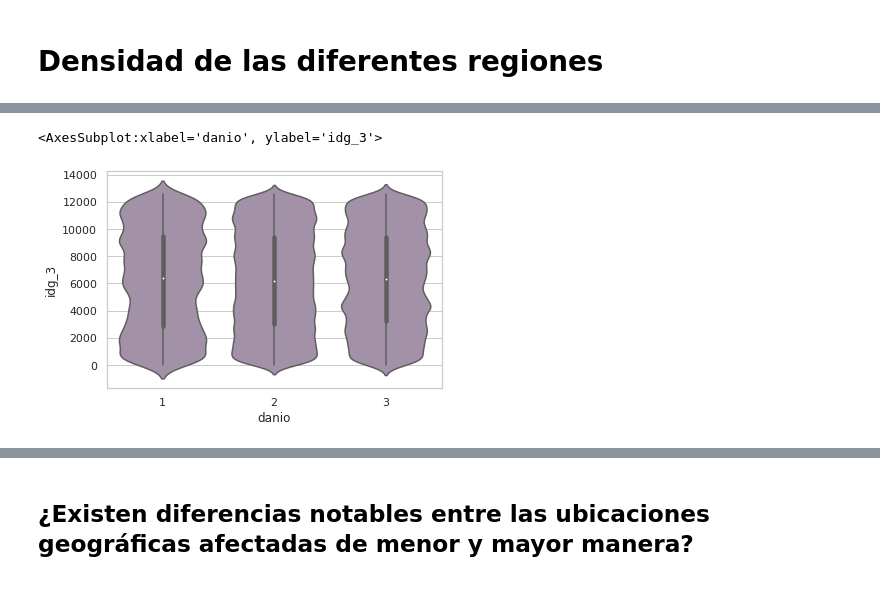
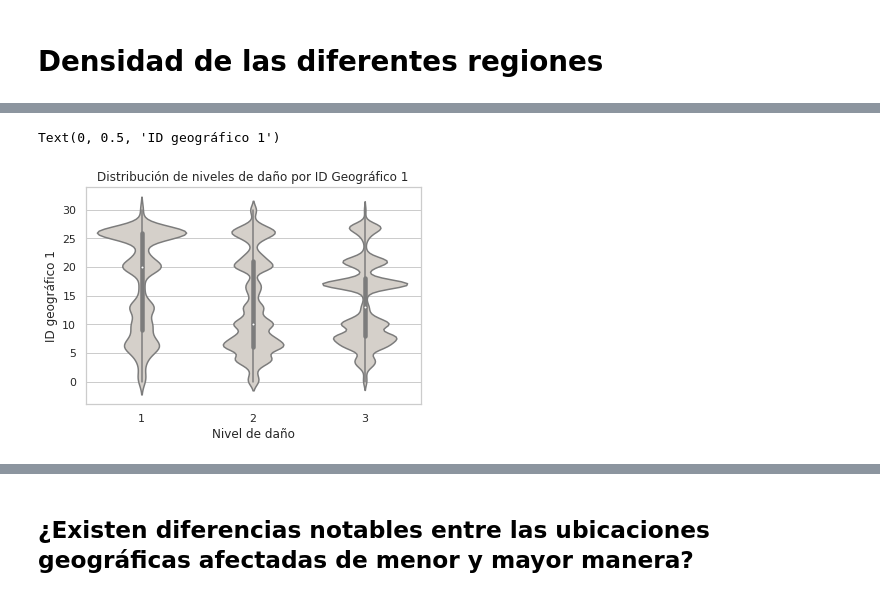
Before and after one commit to hernanrnieva/datos_tp1, a Jupyter notebook: Analisis-Condiciones generales.ipynb, the cells around one changed output, grey strips where cells are left out. Saved outputs shown, nothing was run; the diff lists cells and outputs as text; code cells hidden in the pictures.

```diff
--- a/Analisis-Condiciones generales.ipynb
+++ b/Analisis-Condiciones generales.ipynb
@@ -92,5 +84,8 @@ sns.violinplot(x=idg_2['danio'], y=idg_2['idg_2'], color='#a58faa')
-# %%
-sns.violinplot(x=idg_3['danio'], y=idg_3['idg_3'], color='#a58faa')
-# %% [output]
-<AxesSubplot:xlabel='danio', ylabel='idg_3'>
-[figure, removed]
+# %%
+g = sns.violinplot(x=idg_1['danio'], y=idg_1['idg_1'], color='#D7D0C8')
+g.set_title('Distribución de niveles de daño por ID Geográfico 1')
+g.set_xlabel('Nivel de daño')
+g.set_ylabel('ID geográfico 1')
+# %% [output]
+Text(0, 0.5, 'ID geográfico 1')
+[figure, added]
```
Also changed, not shown: parts of 5 cells of this notebook.
